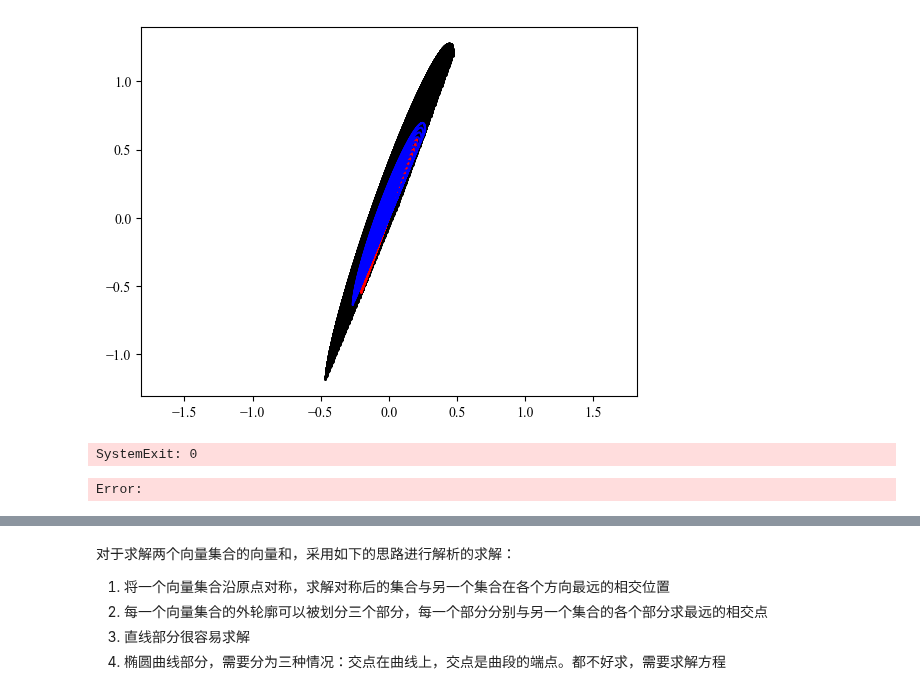
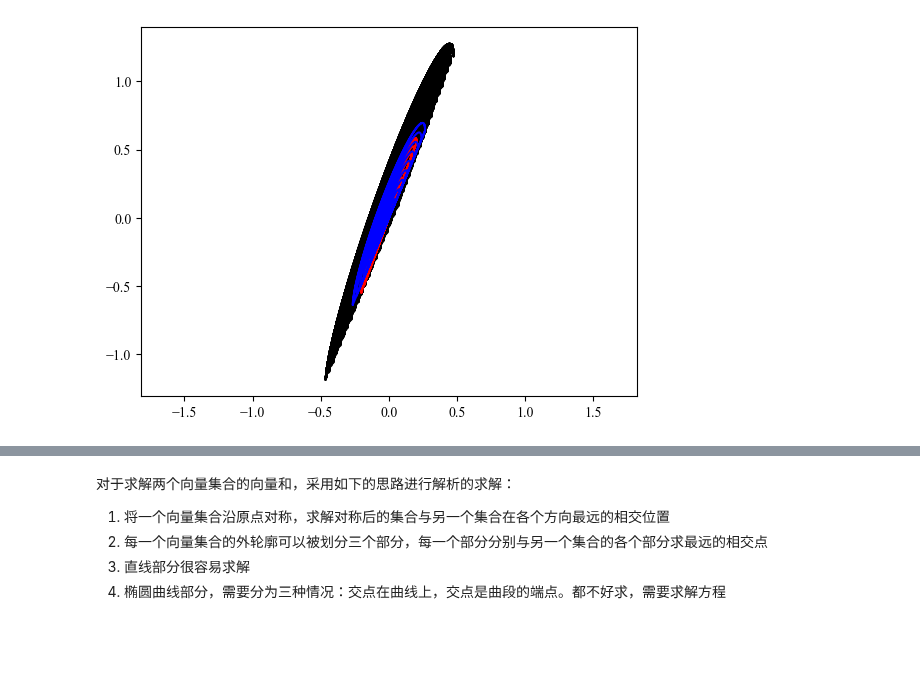
Before and after one commit to yang-si-hang/paper-2023, a Jupyter notebook: Test branch/PD/DataAnalyse/20240325-mani graph/MultiGraspManipulability.ipynb, the cells around one changed output, grey strips where cells are left out. Drawn from its saved outputs; the diff is of its cells as text; code cells hidden in the pictures; blank space fills up the shorter version.

```diff
--- a/Test branch/PD/DataAnalyse/20240325-mani graph/MultiGraspManipulability.ipynb
+++ b/Test branch/PD/DataAnalyse/20240325-mani graph/MultiGraspManipulability.ipynb
@@ -88,43 +88,43 @@ for combin in combinations:
     vectors1 = generate_unit_vectors(direction_start_1, direction_end_1, angle_step)
     vectors2 = generate_unit_vectors(direction_start_2, direction_end_2, angle_step)
 
-    vectors1 = generate_middle_vectors(vectors1, np.linspace(0, 1, 21))
-    vectors2 = generate_middle_vectors(vectors2, np.linspace(0, 1, 21))
+    vectors1 = generate_middle_vectors(vectors1, np.linspace(0, 1, 11))
+    vectors2 = generate_middle_vectors(vectors2, np.linspace(0, 1, 11))
 
     vectors1_j = (j1 @ vectors1.T).T
     vectors2_j = (j2 @ vectors2.T).T
     # vectors1_j = vectors1
     # vectors2_j = vectors2
 
     num_1, dim = vectors1_j.shape
     num_2, dim = vectors2_j.shape
 
     vectors1_reshape = vectors1_j[:, np.newaxis, :]
     vectors2_reshape = vectors2_j[np.newaxis, :, :]
 
     vector_sums = vectors1_reshape + vectors2_reshape
 
     vector_sums_reshape = vector_sums.reshape(-1, dim)
 
     points_sum_list.append(vector_sums_reshape)
 
     if i == 0:
         plt.plot(vectors1_j[:, 0], vectors1_j[:, 1], 'r')
         plt.plot(vectors2_j[:, 0], vectors2_j[:, 1], 'b')
         plt.scatter(vector_sums_reshape[:, 0], vector_sums_reshape[:, 1], s=0.5, c='k', marker='.')
         plt.axis('equal')
 
         plt.show()
+        break
         # exit()
         # sys.exit(0)
-    exit()
+    # sys.exit()
     """
     不适合用数值法求解,因为不仅要对角度离散,还要对极径离散,维度太高
+    计算两者的离散区间很小，对出现梯度变化巨大的情况不能适应
     """
 # %% [output]
-[figure, old version]
+[figure, new version]
-SystemExit: 0
-Error:
 # %%
 """
 画出外轮廓并且计算面积
```
Also changed, not shown: parts of 1 cell of this notebook.
